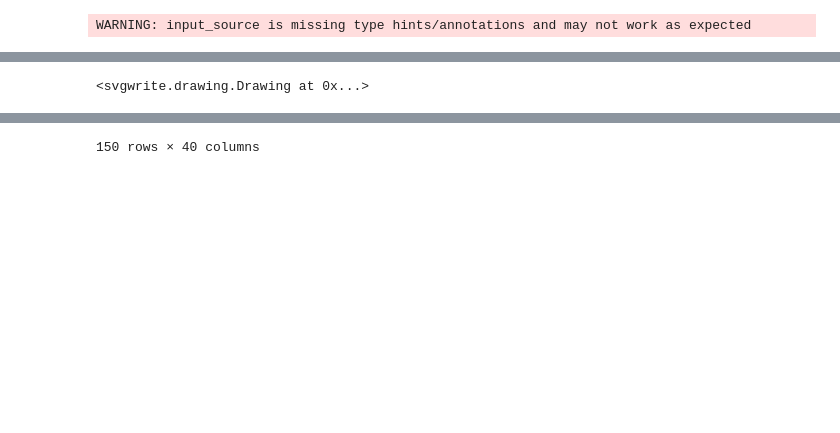
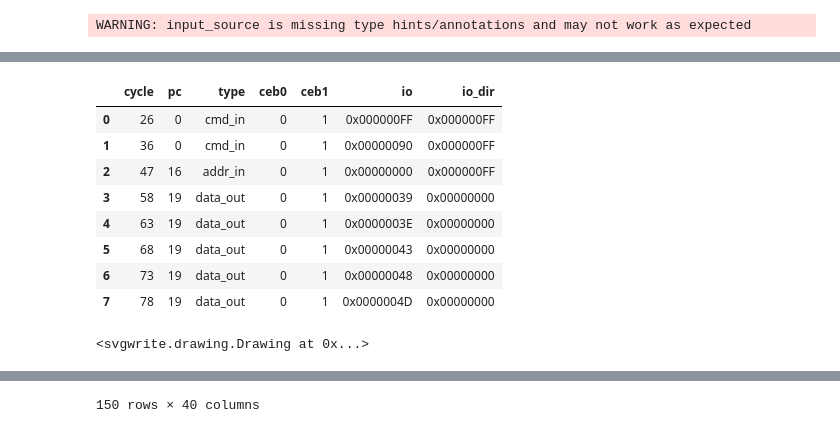
Before and after one commit to wipeseals/broccoli, a Jupyter notebook: misc/broccoli-pio-nandio/broccoli-pio-nandio.ipynb, the cells around one changed output, grey strips where cells are left out. Drawn from its saved outputs; the diff is of its cells as text; code cells hidden in the pictures; blank space fills up the shorter version.

Commit message:
feat: csを指定するように変更。eventのリストアップ実装

```diff
--- a/misc/broccoli-pio-nandio/broccoli-pio-nandio.ipynb
+++ b/misc/broccoli-pio-nandio/broccoli-pio-nandio.ipynb
@@ -26,6 +26,7 @@ class EmulateResult:
     test_cycles: int
     tx_fifo_entries: List[int]
     run_states_df: pd.DataFrame
+    event_df: pd.DataFrame
     rx_fifo: List[int]
     received_from_rx_fifo: List[int]
     wavedrom_src: str
@@ -256,6 +257,31 @@ def emulate_pio(
         & (run_states_df["ale"] == 0),
     )
 
+    # イベントだけを抽出しておく
+    event_src = [];
+    for index, row in run_states_df.iterrows():
+        event_type = None
+        if row["cmd_in"]:
+            event_type = "cmd_in"
+        elif row["addr_in"]:
+            event_type = "addr_in"
+        elif row["data_in"]:
+            event_type = "data_in"
+        elif row["data_out"]:
+            event_type = "data_out"
+        else:
+            continue
+        event_src.append({
+            "cycle": row["cyc"],
+            "pc": row["pc"],
+            "type": event_type,
+            "ceb0": row["ceb0"],
+            "ceb1": row["ceb1"],
+            "io": row["io"],
+            "io_dir": row["io_dir"],
+        })
+    event_df = pd.DataFrame.from_records(event_src)
+
     def to_wavedrom_signal(
         df: pd.DataFrame,
         col: str,
@@ -409,6 +435,7 @@ def emulate_pio(
         test_cycles=test_cycles,
         tx_fifo_entries=tx_fifo_entries,
         run_states_df=run_states_df,
+        event_df=event_df,
         rx_fifo=rx_fifo,
         received_from_rx_fifo=received_data,
         wavedrom_src=wavedrom_src,
@@ -580,19 +607,19 @@ tx_fifo_entries = list(
             BroccoliNandIoCommand.CmdLatch.gen_cmd_header(
                 pindirs=write_pin_dir,
                 transfer_count=1,
-                arg0=NandFlashCommand.Reset.value, # TODO: CSB0/CSB1がOSR->PINSにしたときに0fillされて死ぬ。多分CmdにORしておいて10bit shiftしないとだめ. PINCTRL_OUT_COUNT = 10 でも回避できそうには見えるが、CSをセットする手段がなくなる
+                arg0=NandFlashCommand.Reset.value | cs_assert,
             ),
             #############################################
             ### CMD: READ ID ###
             BroccoliNandIoCommand.CmdLatch.gen_cmd_header(
                 pindirs=write_pin_dir,
                 transfer_count=1,
-                arg0=NandFlashCommand.ReadId.value,
+                arg0=NandFlashCommand.ReadId.value | cs_assert,
             ),
             BroccoliNandIoCommand.AddrLatch.gen_cmd_header(
                 pindirs=write_pin_dir, transfer_count=1, arg0=None
             ),
-            [0x00000000], # addr0
+            [0x00000000 | cs_assert], # addr0 | cs
             #############################################
             ### Read: 5byte ###
             BroccoliNandIoCommand.DataOutput.gen_cmd_header(
@@ -638,6 +665,7 @@ Path("dst/wave.json").write_text(result.wavedrom_src)
 result.run_states_df.to_csv("dst/run_states.csv")
 result.wave_svg.saveas("dst/wave.svg")
 
+display(result.event_df)
 display(result.wave_svg)
 display(result.run_states_df)
 # %% [output]
@@ -646,4 +674,13 @@ tx_fifo_entries: 17 ['0xfff6fff', '0x000300', '0xfff6fff', '0x000200', '0x10006f
 received_from_rx_fifo: ['0x3b000000', '0x40000000', '0x45000000', '0x4a000000', '0x4f000000']
 rx_fifo: []
 wavedrom_src: {"signal": [["pio", ["ctrl", {"name": "cyc", "wave": "==================================================================================================================================== ...
+|  | cycle | pc | type | ceb0 | ceb1 | io | io_dir |
+| 0 | 26 | 0 | cmd_in | 0 | 1 | 0x000000FF | 0x000000FF |
+| 1 | 36 | 0 | cmd_in | 0 | 1 | 0x00000090 | 0x000000FF |
+| 2 | 47 | 16 | addr_in | 0 | 1 | 0x00000000 | 0x000000FF |
+| 3 | 58 | 19 | data_out | 0 | 1 | 0x00000039 | 0x00000000 |
+| 4 | 63 | 19 | data_out | 0 | 1 | 0x0000003E | 0x00000000 |
+| 5 | 68 | 19 | data_out | 0 | 1 | 0x00000043 | 0x00000000 |
+| 6 | 73 | 19 | data_out | 0 | 1 | 0x00000048 | 0x00000000 |
+| 7 | 78 | 19 | data_out | 0 | 1 | 0x0000004D | 0x00000000 |
 <svgwrite.drawing.Drawing at 0x...>
```
Also changed, not shown: parts of 1 cell of this notebook.
